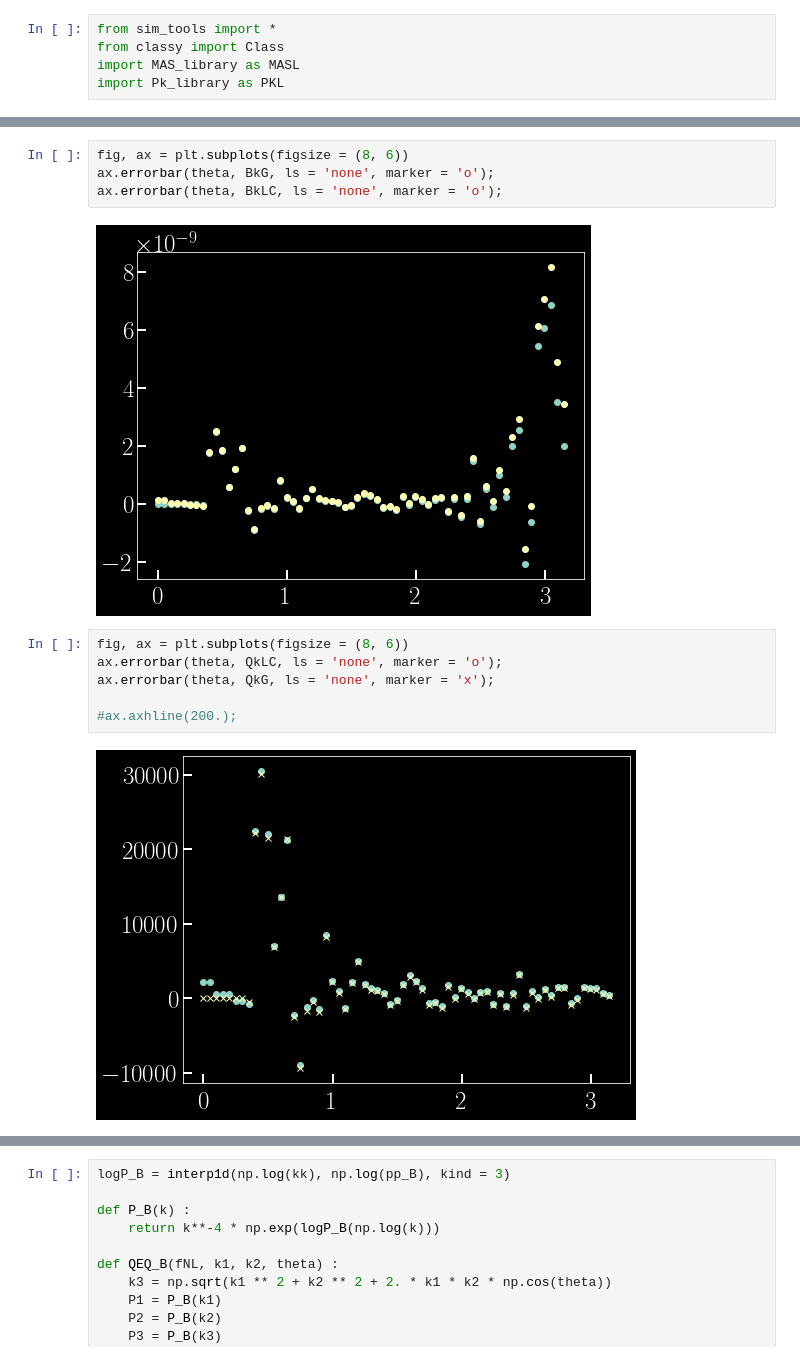
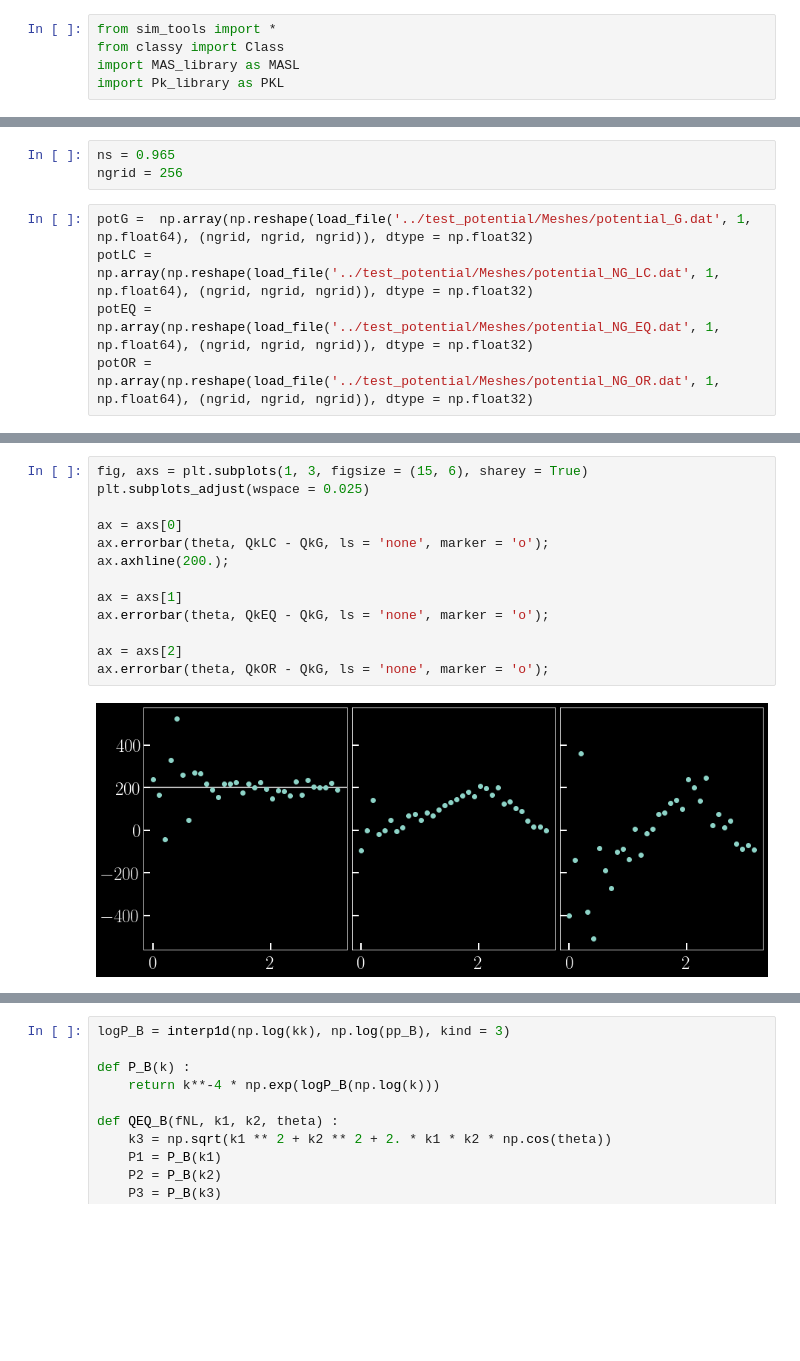
Before and after one commit to dsjamieson/2LPTPNG, a Jupyter notebook: Notebooks/tests.ipynb, the cells around one changed output, grey strips where cells are left out. Cells and saved outputs as stored; diff of their text form; blank space fills up the shorter version.

```diff
--- a/Notebooks/tests.ipynb
+++ b/Notebooks/tests.ipynb
@@ -63,0 +56,8 @@ Time taken = 0.09 seconds
+# %%
+ns = 0.965
+ngrid = 256
+# %%
+potG =  np.array(np.reshape(load_file('../test_potential/Meshes/potential_G.dat', 1, np.float64), (ngrid, ngrid, ngrid)), dtype = np.float32)
+potLC =  np.array(np.reshape(load_file('../test_potential/Meshes/potential_NG_LC.dat', 1, np.float64), (ngrid, ngrid, ngrid)), dtype = np.float32)
+potEQ =  np.array(np.reshape(load_file('../test_potential/Meshes/potential_NG_EQ.dat', 1, np.float64), (ngrid, ngrid, ngrid)), dtype = np.float32)
+potOR =  np.array(np.reshape(load_file('../test_potential/Meshes/potential_NG_OR.dat', 1, np.float64), (ngrid, ngrid, ngrid)), dtype = np.float32)
@@ -108,14 +156,15 @@ plt.plot(theta, tcount)
 # %%
-fig, ax = plt.subplots(figsize = (8, 6))
-ax.errorbar(theta, BkG, ls = 'none', marker = 'o');
-ax.errorbar(theta, BkLC, ls = 'none', marker = 'o');
+fig, axs = plt.subplots(1, 3, figsize = (15, 6), sharey = True)
+plt.subplots_adjust(wspace = 0.025)
+
+ax = axs[0]
+ax.errorbar(theta, QkLC - QkG, ls = 'none', marker = 'o');
+ax.axhline(200.);
+
+ax = axs[1]
+ax.errorbar(theta, QkEQ - QkG, ls = 'none', marker = 'o');
+
+ax = axs[2]
+ax.errorbar(theta, QkOR - QkG, ls = 'none', marker = 'o');
 # %% [output]
-[figure, old version]
+[figure, new version]
-# %%
-fig, ax = plt.subplots(figsize = (8, 6))
-ax.errorbar(theta, QkLC, ls = 'none', marker = 'o');
-ax.errorbar(theta, QkG, ls = 'none', marker = 'x');
-
-#ax.axhline(200.);
-# %% [output]
-[figure, removed]
```
Also changed, not shown: parts of 27 cells of this notebook, 14 other files.
